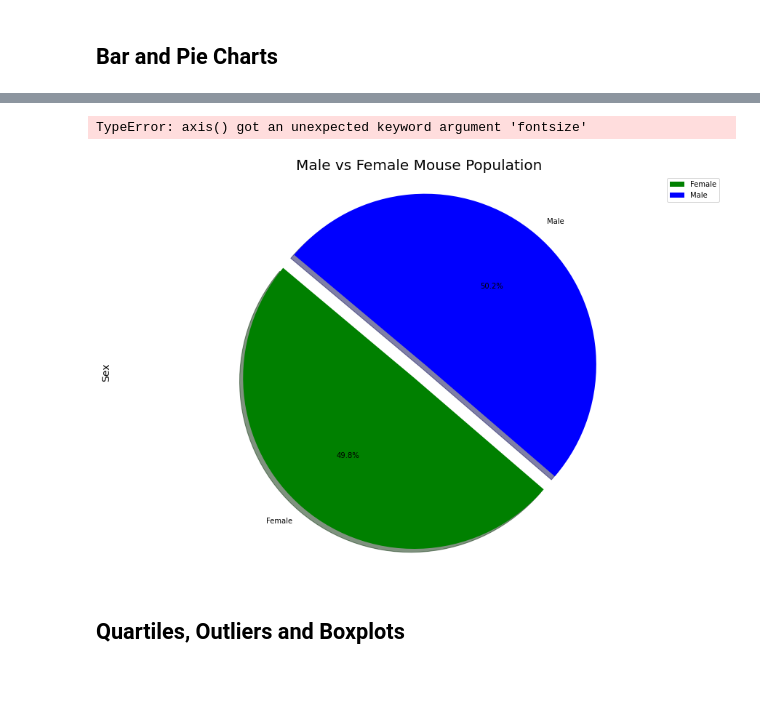
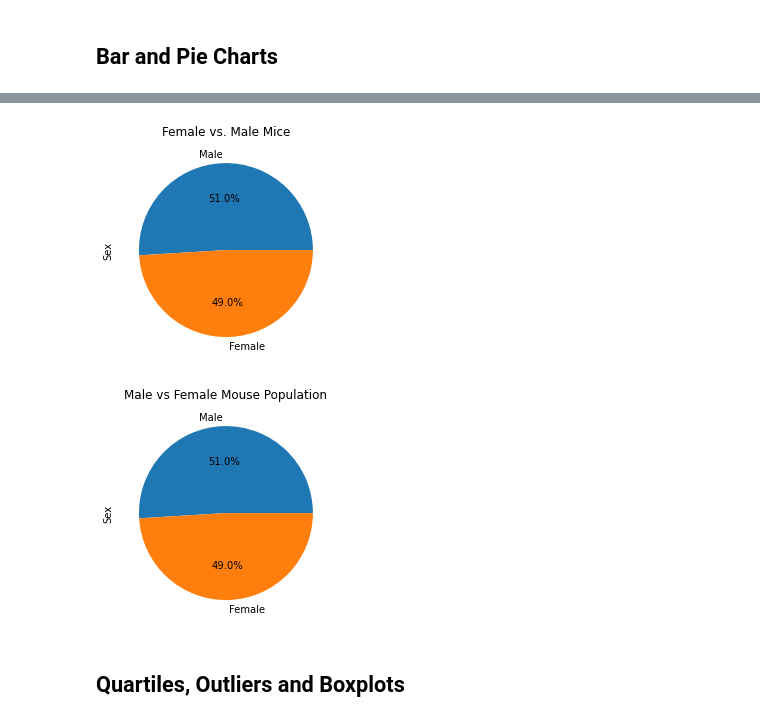
Before and after one commit to OmodonMajiri/Matplotlib-Challenge2, a Jupyter notebook: Module 05 Challenge - Due 07-19-2022/Pymaceuticals/pymaceuticals_starter.ipynb, the cells around one changed output, grey strips where cells are left out. Drawn from its saved outputs; the diff is of its cells as text; code cells hidden in the pictures; blank space fills up the shorter version.

```diff
--- a/Module 05 Challenge - Due 07-19-2022/Pymaceuticals/pymaceuticals_starter.ipynb
+++ b/Module 05 Challenge - Due 07-19-2022/Pymaceuticals/pymaceuticals_starter.ipynb
@@ -28,3 +44,5 @@ study_results = pd.read_csv(study_results_path)
 # %%
-# Combine the data into a single dataset
-Combined_data = pd.merge(mouse_metadata, study_results, how='outer')
+# Combine the above data into a single dataset
+combined_df = pd.merge(mouse_metadata, study_results, how='outer', on="Mouse ID")
+# Display the data table for preview
+combined_df.head()
@@ -47,4 +61,5 @@ number_of_mice
 249
 # %%
 # Getting the duplicate mice by ID number that shows up for Mouse ID and Timepoint.
-duplicate_mice = Combined_data.loc[Combined_data.duplicated(subset=['Mouse ID', 'Timepoint',]),'Mouse ID'].unique()
+dup_mice_ID = combined_df.loc[combined_df.duplicated(subset=['Mouse ID', 'Timepoint']),'Mouse ID'].unique()
+dup_mice_ID
@@ -58,3 +87,4 @@ all_duplicate_mouse_id
 # %%
 # Create a clean DataFrame by dropping the duplicate mouse by its ID.
-clean_df = Combined_data[Combined_data['Mouse ID'].isin(duplicate_mice)==False]
+clean_df = combined_df[combined_df['Mouse ID'].isin(dup_mice_ID)==False]
+clean_df.head()
@@ -202,15 +201,18 @@ mouse_gender
+# %%
+# Generate a pie plot showing the distribution of female versus male mice using pandas
+gender_data = clean_df["Sex"].value_counts()
+plt.title("Female vs. Male Mice")
+gender_data.plot.pie(autopct= "%1.1f%%")
+plt.show()
+# %% [output]
+[figure, added]
 # %%
-# Generate a pie plot showing the distribution of female versus male mice using Pandas
-colors = ['green', 'blue']
-explode = (0.1, 0)
-plot = mouse_gender.plot.pie(y='Total Count',figsize=(15,10), colors = colors, startangle=140, explode = explode, shadow = True, autopct="%1.1f%%")
-
-plt.title('Male vs Female Mouse Population',fontsize = 20)
-plt.ylabel('Sex',fontsize = 14)
-plt.axis("equal",fontsize = 14)
-
-plt.savefig("../Images/pi_pandas.png", bbox_inches = "tight")
+# Generate a pie plot showing the distribution of female versus male mice using pyplot
+labels = ['Female', 'Male']
+sizes = [49.7999197, 50.200803]
+plot = gender_data.plot.pie(y='Total Count', autopct="%1.1f%%")
+plt.title('Male vs Female Mouse Population')
+plt.ylabel('Sex')
 plt.show()
 # %% [output]
-TypeError: axis() got an unexpected keyword argument 'fontsize'
-[figure, old version]
+[figure, new version]
```
Also changed, not shown: parts of 40 cells of this notebook.
